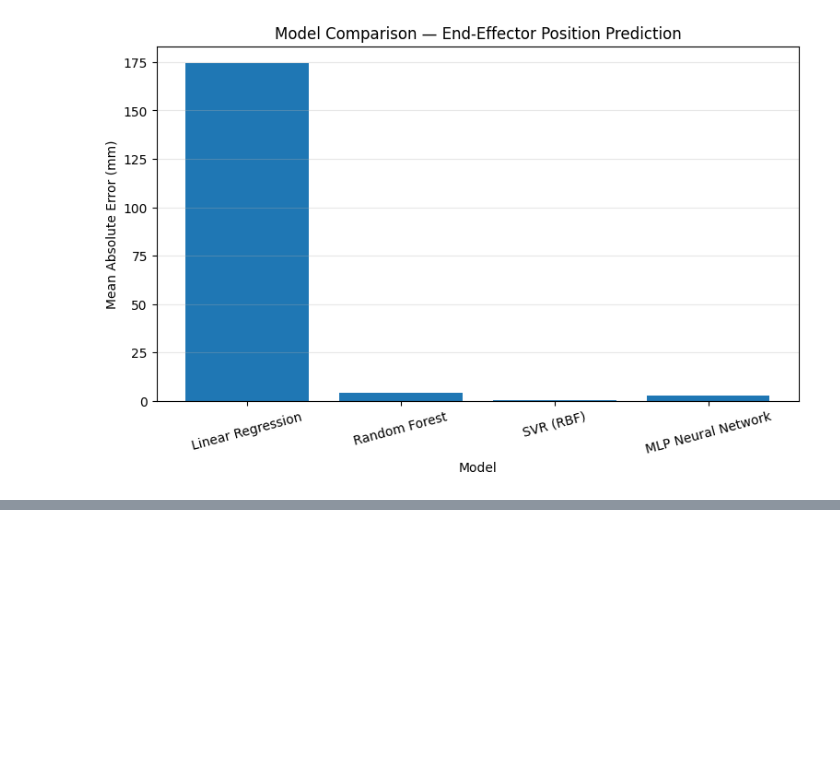
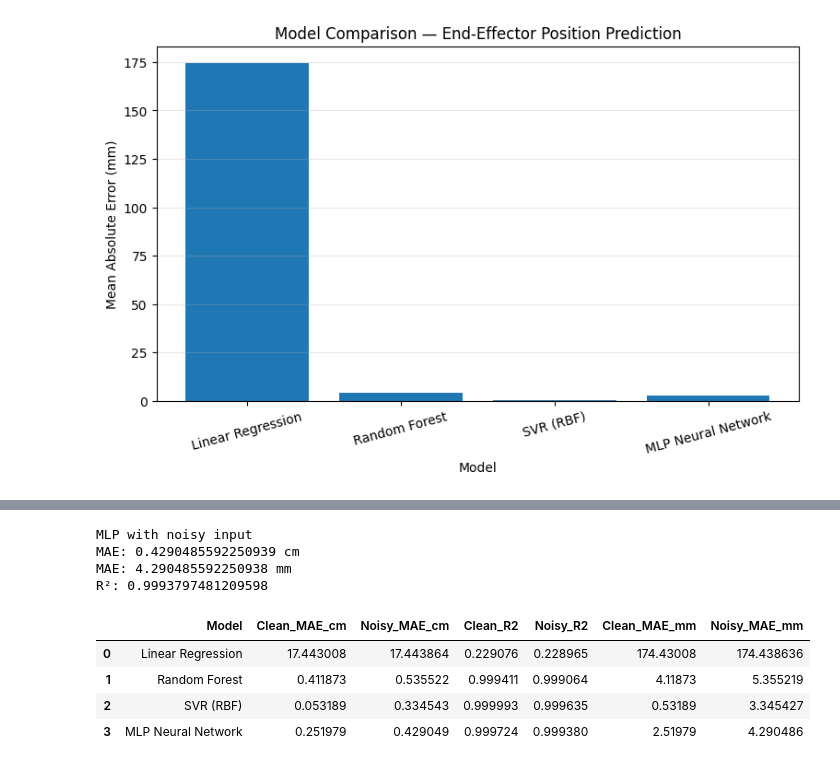
Before and after one commit to MVpranav168/2-link-robot-ml, a Jupyter notebook: 01_robot_arm_ml.ipynb, the cells around one changed output, grey strips where cells are left out. Cells and saved outputs as stored; diff of their text form; code cells hidden in the pictures; blank space fills up the shorter version.

```diff
--- a/01_robot_arm_ml.ipynb
+++ b/01_robot_arm_ml.ipynb
@@ -515,0 +657,63 @@ plt.show()
+# %%
+y_pred_mlp_noisy = mlp_model.predict(x_test_noisy)
+
+mae_mlp_noisy = mean_absolute_error(y_test, y_pred_mlp_noisy)
+r2_mlp_noisy = r2_score(
+    y_test,
+    y_pred_mlp_noisy,
+    multioutput="variance_weighted"
+)
+
+print("MLP with noisy input")
+print("MAE:", mae_mlp_noisy, "cm")
+print("MAE:", mae_mlp_noisy * 10, "mm")
+print("R²:", r2_mlp_noisy)
+# %% [output]
+MLP with noisy input
+MAE: 0.4290485592250939 cm
+MAE: 4.290485592250938 mm
+R²: 0.9993797481209598
+# %%
+v3_results = pd.DataFrame({
+    "Model": [
+        "Linear Regression",
+        "Random Forest",
+        "SVR (RBF)",
+        "MLP Neural Network"
+    ],
+    "Clean_MAE_cm": [
+        17.443008,
+        0.411873,
+        0.053189,
+        0.251979
+    ],
+    "Noisy_MAE_cm": [
+        mae_linear_noisy,
+        mae_rf_noisy,
+        mae_svr_noisy,
+        mae_mlp_noisy
+    ],
+    "Clean_R2": [
+        0.229076,
+        0.999411,
+        0.999993,
+        0.999724
+    ],
+    "Noisy_R2": [
+        r2_linear_noisy,
+        r2_rf_noisy,
+        r2_svr_noisy,
+        r2_mlp_noisy
+    ]
+})
+
+v3_results["Clean_MAE_mm"] = v3_results["Clean_MAE_cm"] * 10
+v3_results["Noisy_MAE_mm"] = v3_results["Noisy_MAE_cm"] * 10
+
+v3_results
+# %% [output]
+|  | Model | Clean_MAE_cm | Noisy_MAE_cm | Clean_R2 | Noisy_R2 | Clean_MAE_mm | Noisy_MAE_mm |
+| 0 | Linear Regression | 17.443008 | 17.443864 | 0.229076 | 0.228965 | 174.43008 | 174.438636 |
+| 1 | Random Forest | 0.411873 | 0.535522 | 0.999411 | 0.999064 | 4.11873 | 5.355219 |
+| 2 | SVR (RBF) | 0.053189 | 0.334543 | 0.999993 | 0.999635 | 0.53189 | 3.345427 |
+| 3 | MLP Neural Network | 0.251979 | 0.429049 | 0.999724 | 0.999380 | 2.51979 | 4.290486 |
```
Also changed, not shown: parts of 14 cells of this notebook.
